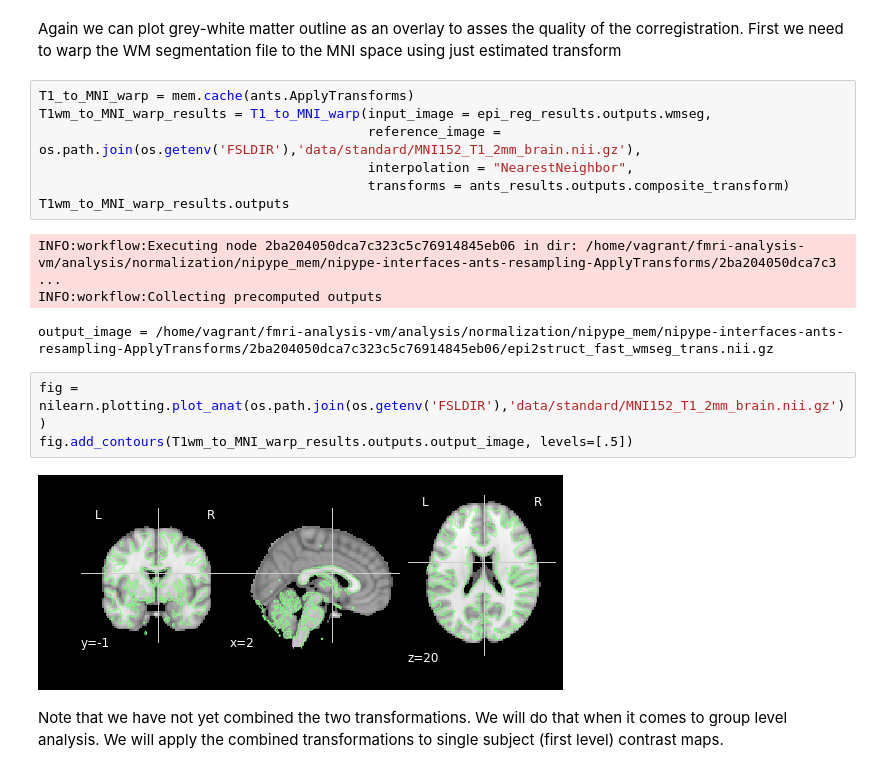
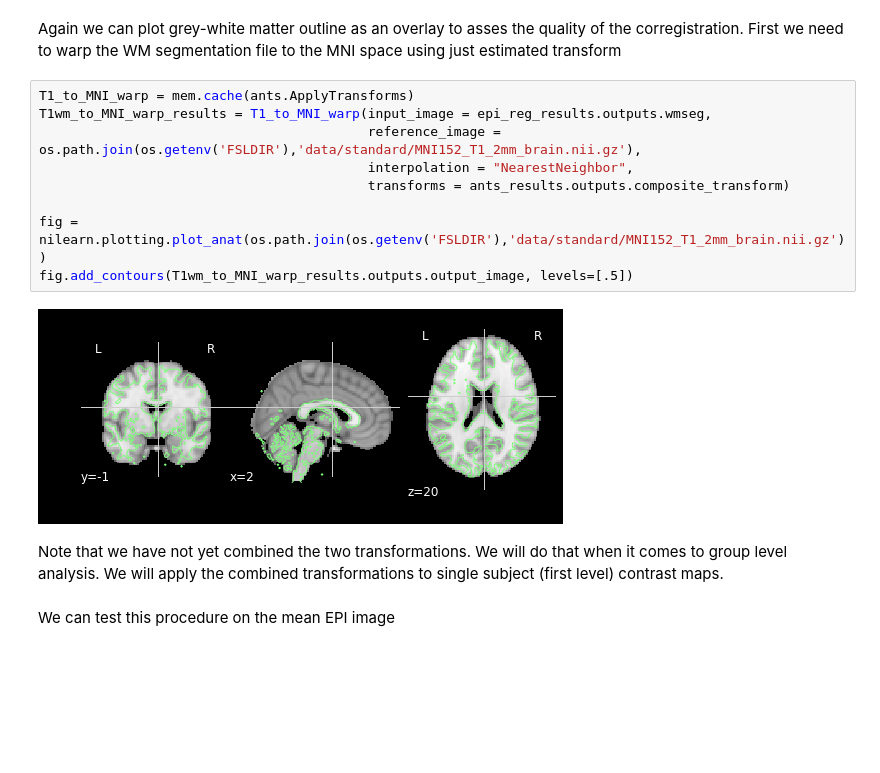
Before and after one commit to poldrack/fmri-analysis-vm, a Jupyter notebook: analysis/normalization/SpatialNormalization.ipynb, the cells around one changed output. Drawn from its saved outputs; the diff is of its cells as text; blank space fills up the shorter version.

```diff
--- a/analysis/normalization/SpatialNormalization.ipynb
+++ b/analysis/normalization/SpatialNormalization.ipynb
@@ -206,18 +216,15 @@ Again we can plot grey-white matter outline as an overlay to asses the quality o
 # %%
 T1_to_MNI_warp = mem.cache(ants.ApplyTransforms)
 T1wm_to_MNI_warp_results = T1_to_MNI_warp(input_image = epi_reg_results.outputs.wmseg,
                                           reference_image = os.path.join(os.getenv('FSLDIR'),'data/standard/MNI152_T1_2mm_brain.nii.gz'),
                                           interpolation = "NearestNeighbor",
                                           transforms = ants_results.outputs.composite_transform)
-T1wm_to_MNI_warp_results.outputs
+
+fig = nilearn.plotting.plot_anat(os.path.join(os.getenv('FSLDIR'),'data/standard/MNI152_T1_2mm_brain.nii.gz'))
+fig.add_contours(T1wm_to_MNI_warp_results.outputs.output_image, levels=[.5])
 # %% [output]
-INFO:workflow:Executing node 2ba204050dca7c323c5c76914845eb06 in dir: /home/vagrant/fmri-analysis-vm/analysis/normalization/nipype_mem/nipype-interfaces-ants-resampling-ApplyTransforms/2ba204050dca7c3 ...
-INFO:workflow:Collecting precomputed outputs
-output_image = /home/vagrant/fmri-analysis-vm/analysis/normalization/nipype_mem/nipype-interfaces-ants-resampling-ApplyTransforms/2ba204050dca7c323c5c76914845eb06/epi2struct_fast_wmseg_trans.nii.gz
+[figure, added]
-# %%
-fig = nilearn.plotting.plot_anat(os.path.join(os.getenv('FSLDIR'),'data/standard/MNI152_T1_2mm_brain.nii.gz'))
-fig.add_contours(T1wm_to_MNI_warp_results.outputs.output_image, levels=[.5])
-# %% [output]
-[figure, removed]
 # %% [markdown]
 Note that we have not yet combined the two transformations. We will do that when it comes to group level analysis. We will apply the combined transformations to single subject (first level) contrast maps.
+# %% [markdown]
+We can test this procedure on the mean EPI image
```
Also changed, not shown: parts of 7 cells of this notebook, 2 other files.
